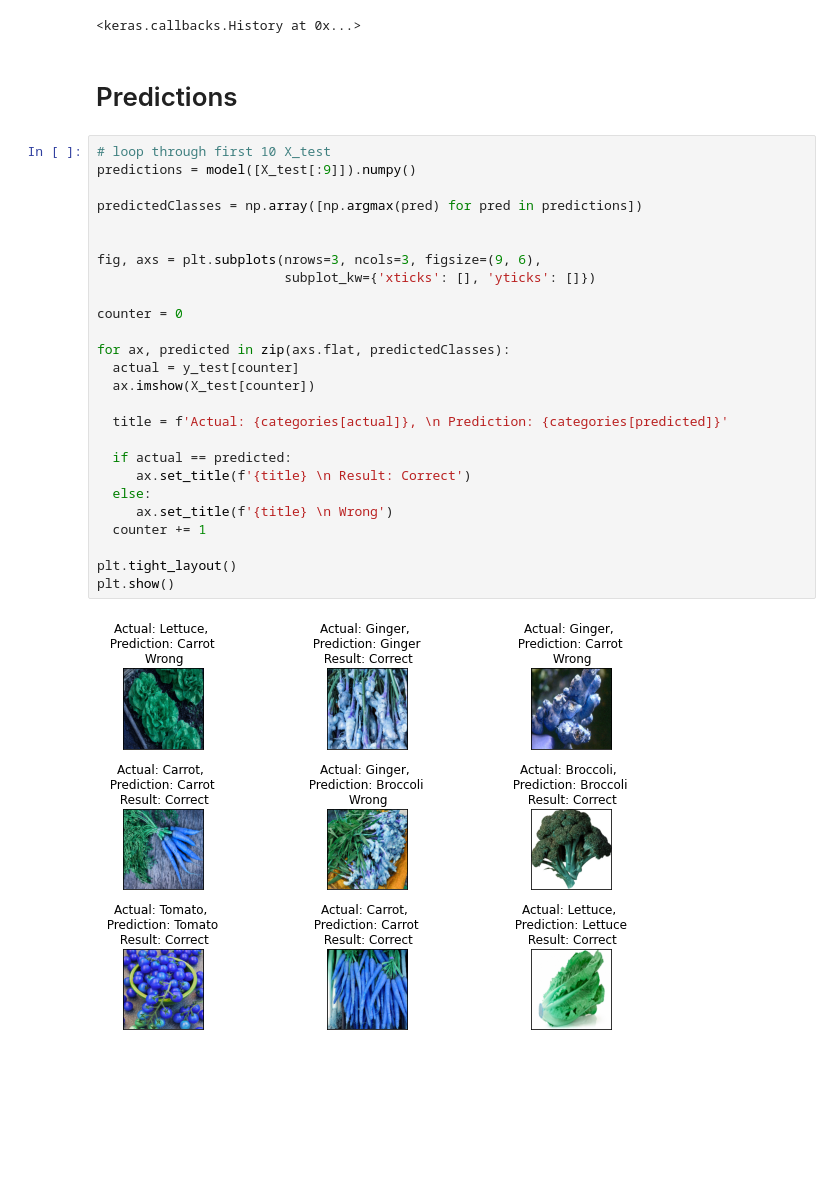
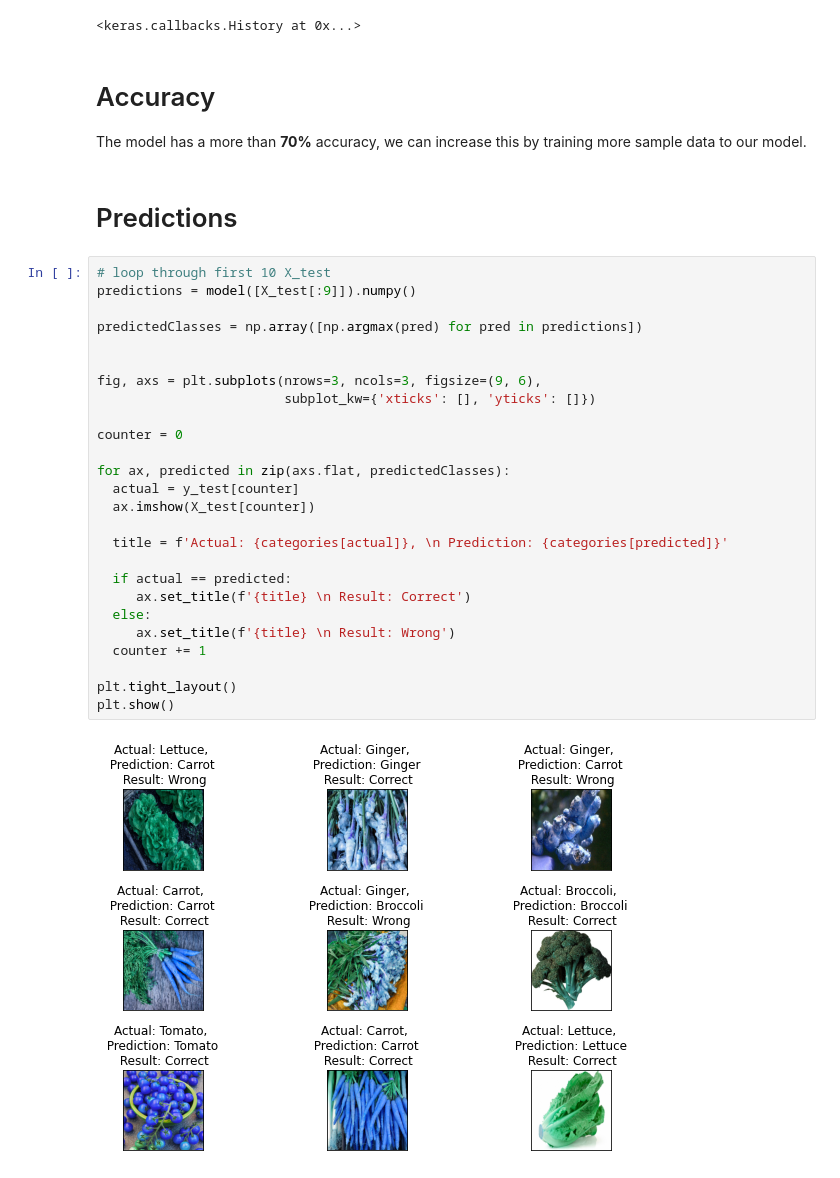
Before and after one commit to jscastanos/veggies-cnn, a Jupyter notebook: Image_Classification.ipynb, the cells around one changed output. Saved outputs shown, nothing was run; the diff lists cells and outputs as text; blank space fills up the shorter version.

Commit message:
added accuracy section, fix title

```diff
--- a/Image_Classification.ipynb
+++ b/Image_Classification.ipynb
@@ -126,33 +126,37 @@ Epoch 4/5
 Epoch 5/5
 4/4 [==============================] - 17s 4s/step - loss: 0.7377 - sparse_categorical_accuracy: 0.7714
 <keras.callbacks.History at 0x...>
+# %% [markdown]
+# Accuracy
+
+The model has a more than **70%** accuracy, we can increase this by training more sample data to our model.
 # %% [markdown]
 # Predictions
 # %%
 # loop through first 10 X_test
 predictions = model([X_test[:9]]).numpy()
 
 predictedClasses = np.array([np.argmax(pred) for pred in predictions])
 
 
 fig, axs = plt.subplots(nrows=3, ncols=3, figsize=(9, 6),
                         subplot_kw={'xticks': [], 'yticks': []})
 
 counter = 0
 
 for ax, predicted in zip(axs.flat, predictedClasses):
   actual = y_test[counter]
   ax.imshow(X_test[counter])
 
   title = f'Actual: {categories[actual]}, \n Prediction: {categories[predicted]}'
 
   if actual == predicted:
      ax.set_title(f'{title} \n Result: Correct')
   else:
-     ax.set_title(f'{title} \n Wrong')
+     ax.set_title(f'{title} \n Result: Wrong')
   counter += 1
 
 plt.tight_layout()
 plt.show()
 # %% [output]
-[figure, old version]
+[figure, new version]
```
